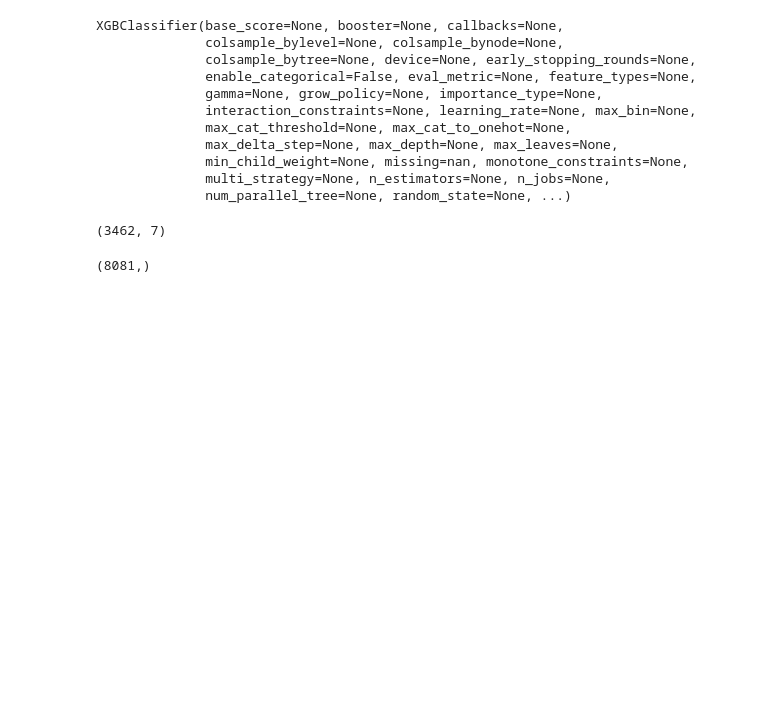
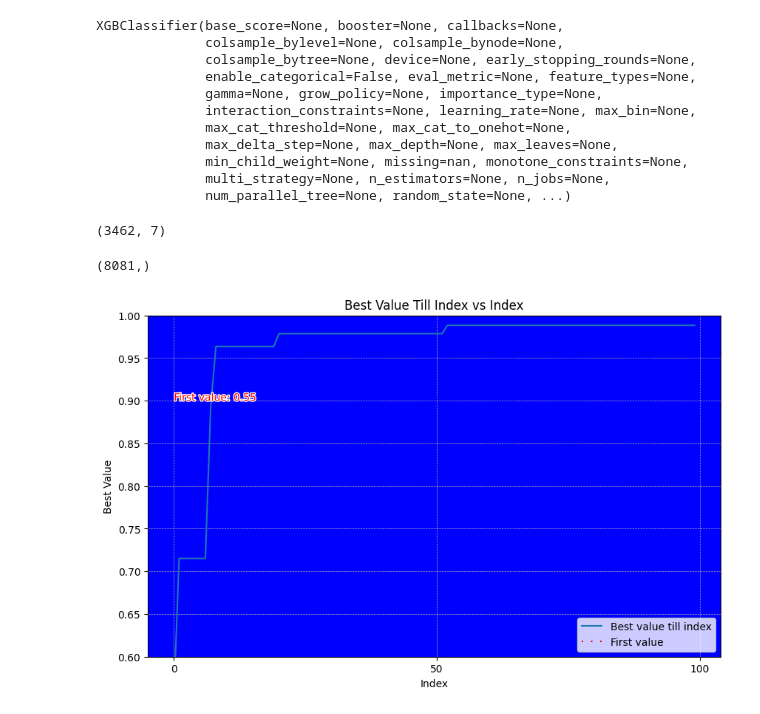
Before and after one commit to BUSY-LOOPING/Tech-Troopers, a Jupyter notebook: Dhruv/utils.ipynb, the cells around one changed output. Saved outputs shown, nothing was run; the diff lists cells and outputs as text; code cells hidden in the pictures; blank space fills up the shorter version.

```diff
--- a/Dhruv/utils.ipynb
+++ b/Dhruv/utils.ipynb
@@ -282,3 +283,47 @@ X_test.shape
 y_test.shape
 # %% [output]
 (8081,)
+# %%
+import numpy as np
+import matplotlib.pyplot as plt
+import matplotlib.patheffects as path_effects
+
+plt.figure(figsize=(10, 6))
+ax = plt.gca()  # Get the current axis
+ax.set_facecolor('blue')
+
+# Step 1: Generate an array of random values
+np.random.seed(0)  # For reproducibility
+random_values = np.random.rand(100)
+
+# Step 2: Create an array of the best values till each index
+best_values = np.maximum.accumulate(random_values)
+
+# Step 3: Plot the best values till index vs index
+# plt.figure(figsize=(10, 6))
+plt.plot(best_values, label='Best value till index')
+
+# Plot the first value of random_values as a dotted horizontal line
+first_value = random_values[0]
+plt.axhline(y=first_value, color='r', linestyle=(0, (1, 5)), label='First value')
+
+# Add text on top of the dotted line with a little space below
+text = plt.text(0, 0.9, f'First value: {first_value:.2f}', color='r')
+text.set_path_effects([path_effects.withStroke(linewidth=2, foreground='white')])
+
+plt.xlabel('Index')
+plt.ylabel('Best Value')
+plt.title('Best Value Till Index vs Index')
+plt.ylim(0.6, 1)  # Clipping the y-axis from 0.6 to 1
+
+# Customize the x and y ticks for the grid lines
+plt.xticks(np.arange(0, len(random_values) + 1, 50))
+plt.yticks(np.arange(0.6, 1.05, 0.05))
+
+# Add the grid lines
+plt.grid(True, which='both', linestyle='--', linewidth=0.5)
+
+plt.legend()
+plt.show()
+# %% [output]
+[figure, added]
```
Also changed, not shown: parts of 1 cell of this notebook, 16 other files.
